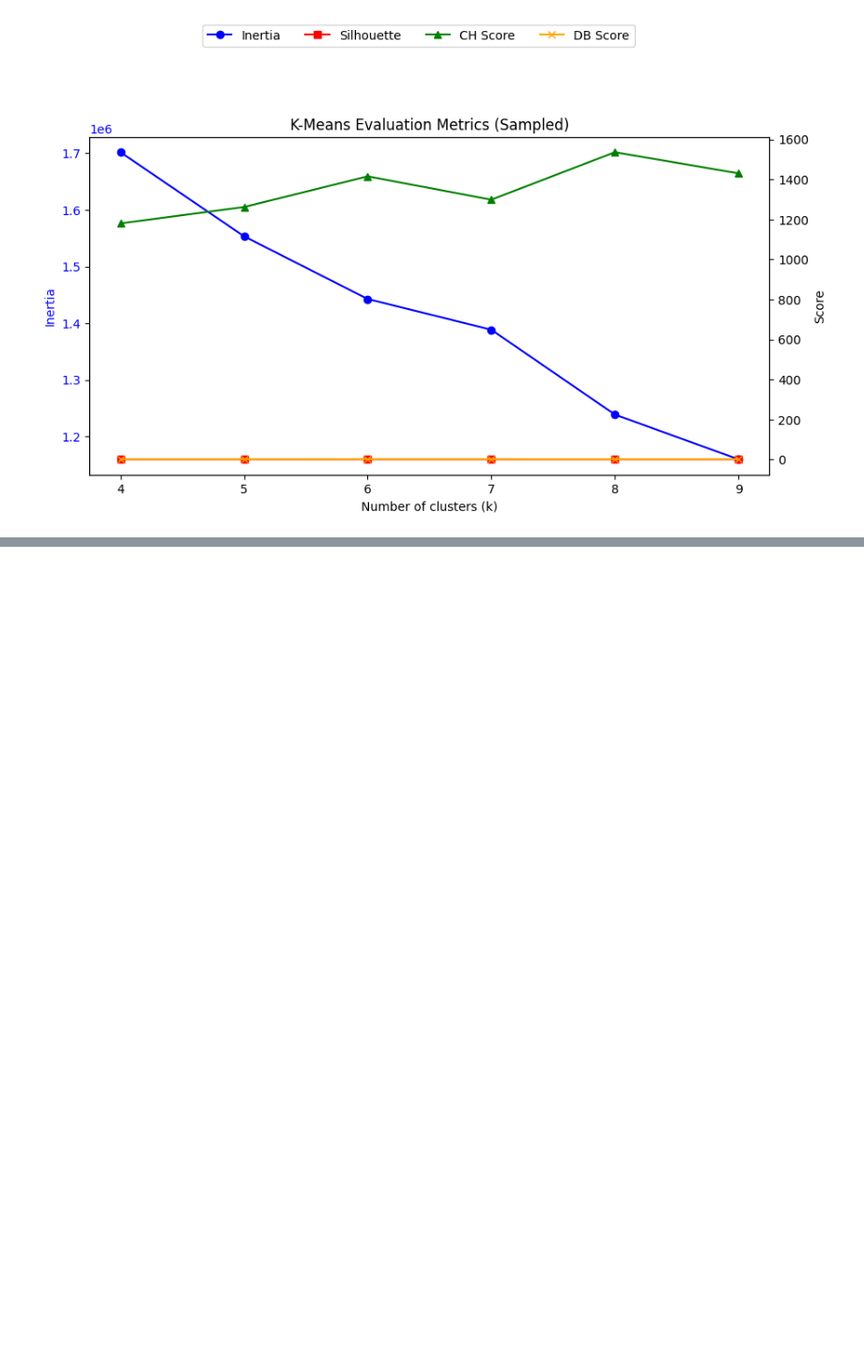
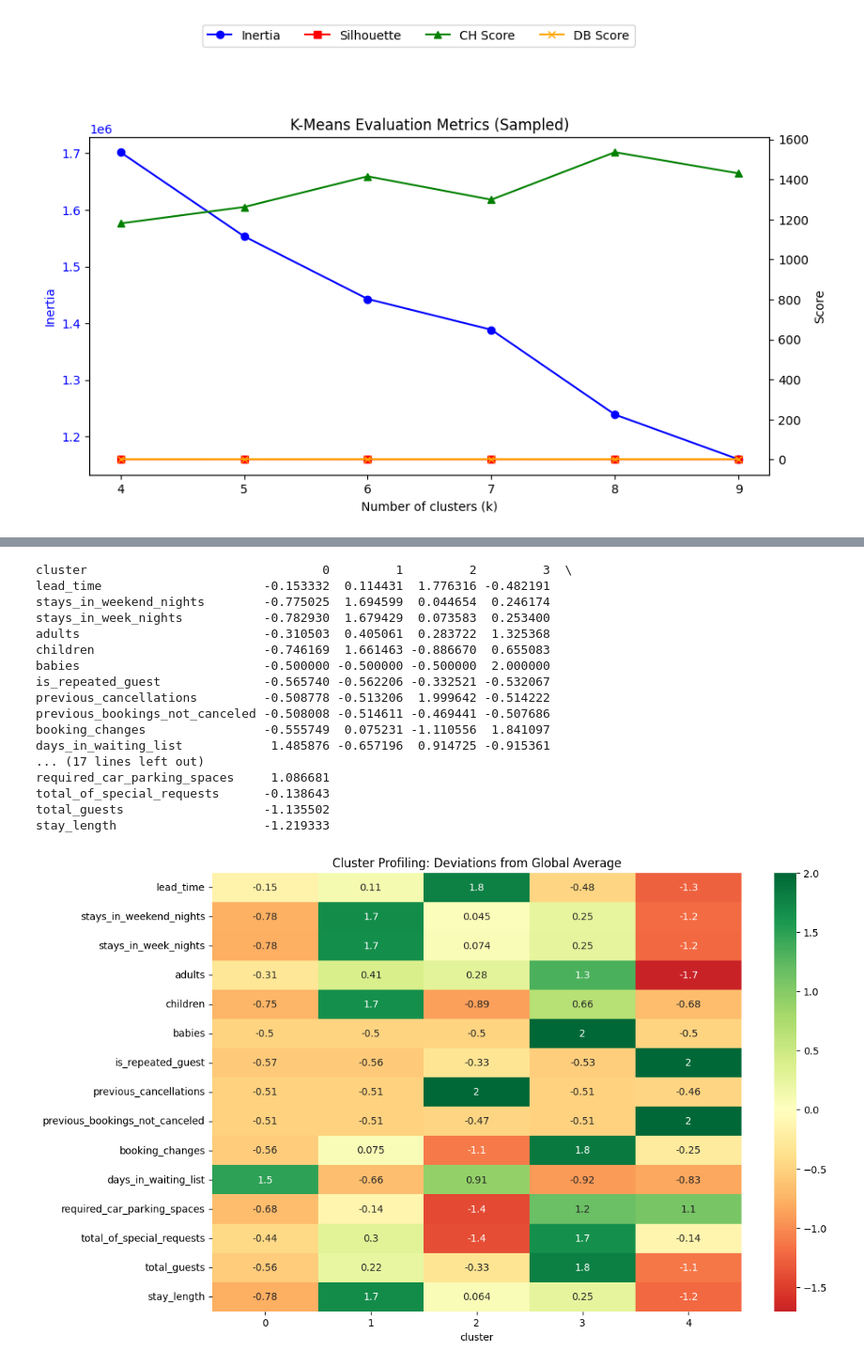
Before and after one commit to UtsavAch/HotelBooking-UnsupervisedLearning, a Jupyter notebook: main.ipynb, the cells around one changed output, grey strips where cells are left out. Shown at 94% size. Cells and saved outputs as stored; diff of their text form; code cells hidden in the pictures; blank space fills up the shorter version.

```diff
--- a/main.ipynb
+++ b/main.ipynb
@@ -388,16 +418,3 @@ required_car_parking_spaces 7416
 total_of_special_requests 2877
 total_guests 37339
 stay_length 5257
-# %%
-'''
-# For distance-based clustering, we want to reduce the influence of extreme outliers.
-# ------------
-# Clipping unrealistic values based on domain knowledge i.e. setting max values
-df_cluster['adults'] = df_cluster['adults'].clip(upper=10)
-df_cluster['children'] = df_cluster['children'].clip(upper=5)
-df_cluster['babies'] = df_cluster['babies'].clip(upper=5)
-df_cluster['total_guests'] = df_cluster['total_guests'].clip(upper=20)
-df_cluster['booking_changes'] = df_cluster['booking_changes'].clip(upper=10)
-df_cluster['previous_cancellations'] = df_cluster['previous_cancellations'].clip(upper=10)
-df_cluster['days_in_waiting_list'] = df_cluster['days_in_waiting_list'].clip(upper=60)
-'''
@@ -790,3 +759,11 @@ plt.show()
 4  8  1.238616e+06    0.150221        1535.780237        1.413208
 5  9  1.159557e+06    0.149170        1430.093343        1.328379
 [figure]
+# %%
+# Cluster Profiling
+# Group by cluster and calculate the mean for numeric features
+cluster_profile = df_clustered.groupby('cluster')[numeric_cols].mean()
+
+# Transpose it to make it easier to read (Features as rows, Clusters as columns)
+cluster_profile_t = cluster_profile.T
+print(cluster_profile_t)
@@ -792,0 +788,33 @@ plt.show()
+# %%
+# Normalize the profile so we can compare different scales (e.g. lead_time vs adults)
+from sklearn.preprocessing import StandardScaler
+scaler = StandardScaler()
+
+profile_scaled = scaler.fit_transform(cluster_profile)
+profile_scaled_df = pd.DataFrame(profile_scaled, columns=numeric_cols, index=cluster_profile.index).T
+
+print(profile_scaled_df)
+
+plt.figure(figsize=(12, 8))
+sns.heatmap(profile_scaled_df, annot=True, cmap='RdYlGn', center=0)
+plt.title("Cluster Profiling: Deviations from Global Average")
+plt.show()
+# %% [output]
+cluster                                0         1         2         3  \
+lead_time                      -0.153332  0.114431  1.776316 -0.482191
+stays_in_weekend_nights        -0.775025  1.694599  0.044654  0.246174
+stays_in_week_nights           -0.782930  1.679429  0.073583  0.253400
+adults                         -0.310503  0.405061  0.283722  1.325368
+children                       -0.746169  1.661463 -0.886670  0.655083
+babies                         -0.500000 -0.500000 -0.500000  2.000000
+is_repeated_guest              -0.565740 -0.562206 -0.332521 -0.532067
+previous_cancellations         -0.508778 -0.513206  1.999642 -0.514222
+previous_bookings_not_canceled -0.508008 -0.514611 -0.469441 -0.507686
+booking_changes                -0.555749  0.075231 -1.110556  1.841097
+days_in_waiting_list            1.485876 -0.657196  0.914725 -0.915361
+... (17 lines left out)
+required_car_parking_spaces     1.086681
+total_of_special_requests      -0.138643
+total_guests                   -1.135502
+stay_length                    -1.219333
+[figure, added]
```
Also changed, not shown: parts of 16 cells of this notebook.
